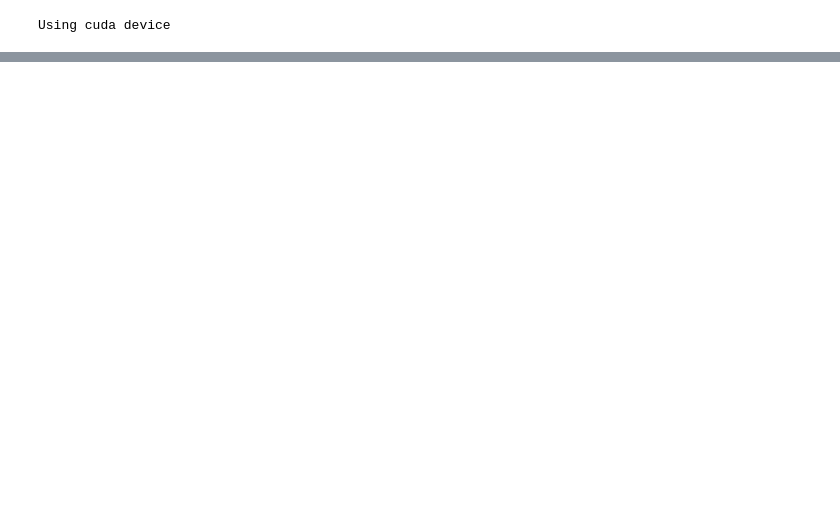
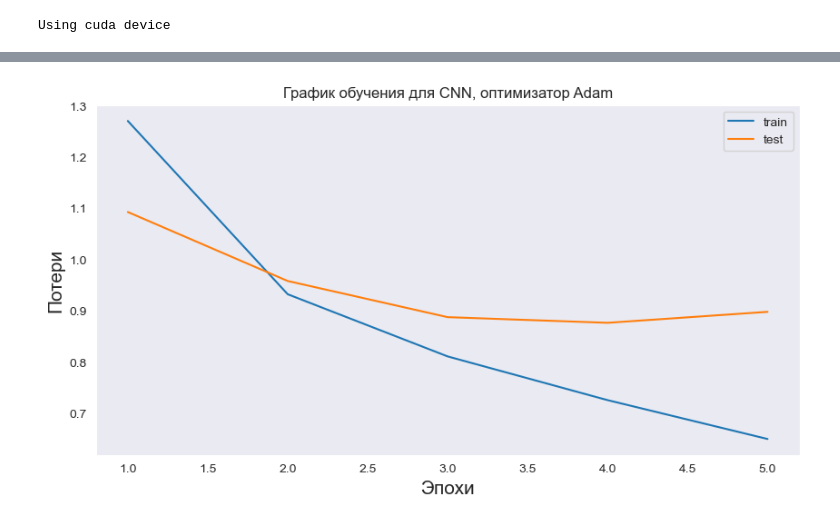
Before and after one commit to ex3del/Pad_jupiter, a Jupyter notebook: cifar_final.ipynb, the cells around one changed output, grey strips where cells are left out. Saved outputs shown, nothing was run; the diff lists cells and outputs as text; code cells hidden in the pictures; blank space fills up the shorter version.

```diff
--- a/cifar_final.ipynb
+++ b/cifar_final.ipynb
@@ -100,14 +164,14 @@ class CNN_model(nn.Module):
     def __init__(self):
         super(CNN_model, self).__init__()
         self.conv_stack = nn.Sequential(
-            nn.Conv2d(3, 32, 3, padding=1),
+            nn.Conv2d(3, 64, 3, padding=1),
             nn.MaxPool2d(2, 2),
             nn.ReLU(),
-            nn.Conv2d(32, 32, 3, padding=1),
+            nn.Conv2d(64, 32, 3, padding=1),
             nn.MaxPool2d(2, 2),
             nn.ReLU(),
             nn.Flatten(),
-            nn.Linear(32 * 3 * 3, 100),
+            nn.Linear(32 * 8 * 8, 100),
             nn.ReLU(),
             nn.Linear(100, 10),
         )
@@ -189,0 +269,12 @@ RuntimeError: mat1 and mat2 shapes cannot be multiplied (64x2048 and 288x100)
+# %%
+plt.figure(figsize=(10, 5))
+plt.plot(range(1, num_epochs + 1), loss_history["train"], label="train")
+plt.plot(range(1, num_epochs + 1), loss_history["test"], label="test")
+plt.xlabel("Эпохи", fontsize=15)
+plt.ylabel("Потери", fontsize=15)
+plt.legend()
+plt.grid()
+plt.title("График обучения для CNN, оптимизатор Adam")
+plt.show()
+# %% [output]
+[figure, added]
```
Also changed, not shown: parts of 12 cells of this notebook, 4 other files.
